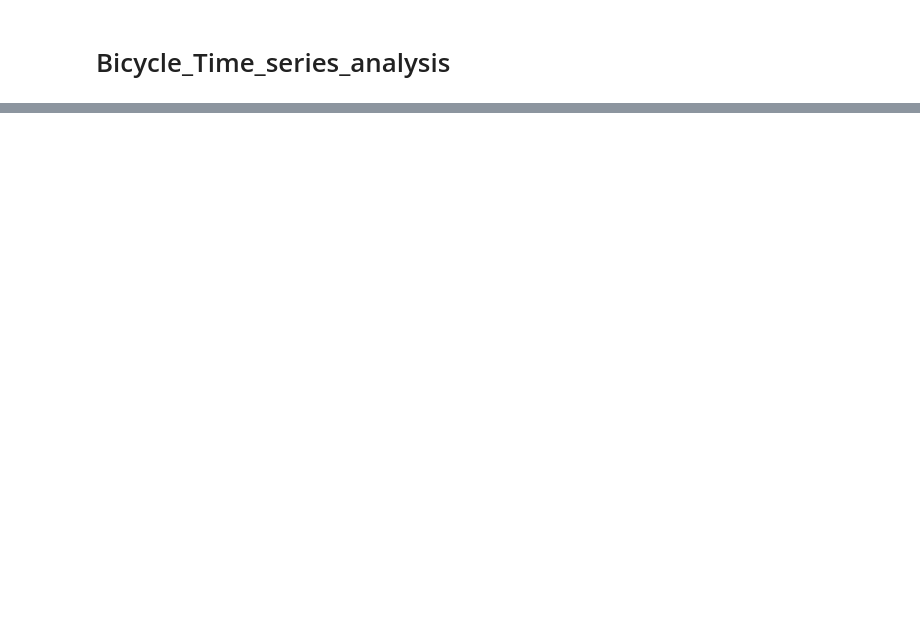
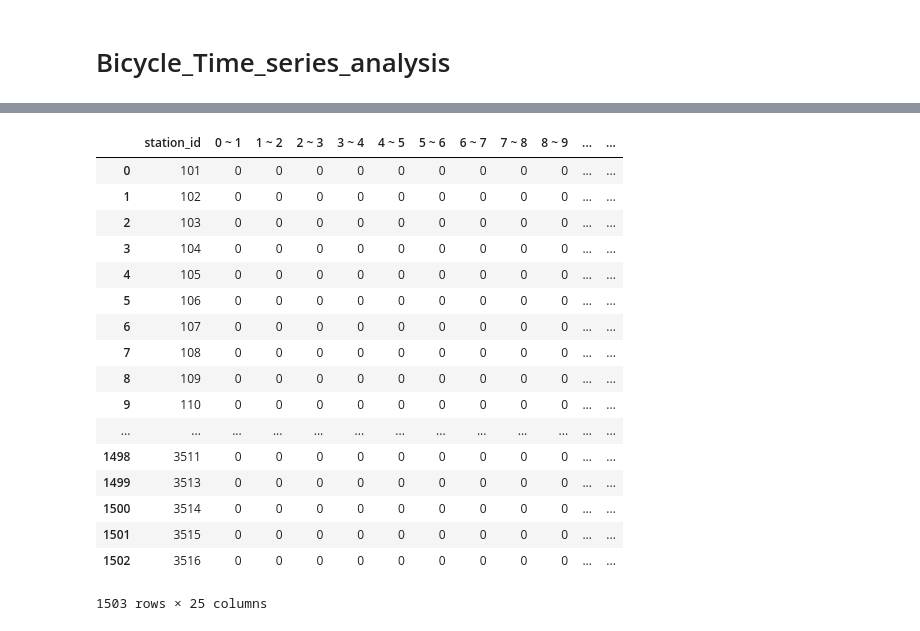
Before and after one commit to KimSeokyeung/opensourceproject, a Jupyter notebook: bicycle/Bicycle_Time_series_analysis.ipynb, the cells around one changed output, grey strips where cells are left out. Cells and saved outputs as stored; diff of their text form; code cells hidden in the pictures; blank space fills up the shorter version.

```diff
--- a/bicycle/Bicycle_Time_series_analysis.ipynb
+++ b/bicycle/Bicycle_Time_series_analysis.ipynb
@@ -94,0 +103,2 @@ MergeError: No common columns to perform merge on. Merge options: left_on=None,
+# %%
+arr = fin_data['station_No']
@@ -94,0 +135,40 @@ MergeError: No common columns to perform merge on. Merge options: left_on=None,
+# %%
+d = pd.DataFrame(0, index=np.arange(len(arr)),
+                         columns=["0 ~ 1","1 ~ 2","2 ~ 3","3 ~ 4","4 ~ 5",
+                                  "5 ~ 6","6 ~ 7","7 ~ 8","8 ~ 9","9 ~ 10",
+                                  "10 ~ 11","11 ~ 12","12 ~ 13","13 ~ 14","14 ~ 15","15 ~ 16","16 ~ 17",
+                                  "17 ~ 18","18 ~ 19","19 ~ 20","20 ~ 21","21 ~ 22","22 ~ 23","23 ~ 24"])
+# %%
+d["station_id"]=arr
+
+cols = d.columns.tolist()
+
+cols = cols[-1:] + cols[:-1]
+
+cols
+
+d = d[cols]
+# %%
+d_in = d.copy()
+d_out = d.copy()
+# %%
+d_in
+# %% [output]
+|  | station_id | 0 ~ 1 | 1 ~ 2 | 2 ~ 3 | 3 ~ 4 | 4 ~ 5 | 5 ~ 6 | 6 ~ 7 | 7 ~ 8 | 8 ~ 9 | ... | ... |
+| 0 | 101 | 0 | 0 | 0 | 0 | 0 | 0 | 0 | 0 | 0 | ... | ... |
+| 1 | 102 | 0 | 0 | 0 | 0 | 0 | 0 | 0 | 0 | 0 | ... | ... |
+| 2 | 103 | 0 | 0 | 0 | 0 | 0 | 0 | 0 | 0 | 0 | ... | ... |
+| 3 | 104 | 0 | 0 | 0 | 0 | 0 | 0 | 0 | 0 | 0 | ... | ... |
+| 4 | 105 | 0 | 0 | 0 | 0 | 0 | 0 | 0 | 0 | 0 | ... | ... |
+| 5 | 106 | 0 | 0 | 0 | 0 | 0 | 0 | 0 | 0 | 0 | ... | ... |
+| 6 | 107 | 0 | 0 | 0 | 0 | 0 | 0 | 0 | 0 | 0 | ... | ... |
+| 7 | 108 | 0 | 0 | 0 | 0 | 0 | 0 | 0 | 0 | 0 | ... | ... |
+| 8 | 109 | 0 | 0 | 0 | 0 | 0 | 0 | 0 | 0 | 0 | ... | ... |
+| 9 | 110 | 0 | 0 | 0 | 0 | 0 | 0 | 0 | 0 | 0 | ... | ... |
+| ... | ... | ... | ... | ... | ... | ... | ... | ... | ... | ... | ... | ... |
+| 1498 | 3511 | 0 | 0 | 0 | 0 | 0 | 0 | 0 | 0 | 0 | ... | ... |
+| 1499 | 3513 | 0 | 0 | 0 | 0 | 0 | 0 | 0 | 0 | 0 | ... | ... |
+| 1500 | 3514 | 0 | 0 | 0 | 0 | 0 | 0 | 0 | 0 | 0 | ... | ... |
+| 1501 | 3515 | 0 | 0 | 0 | 0 | 0 | 0 | 0 | 0 | 0 | ... | ... |
+| 1502 | 3516 | 0 | 0 | 0 | 0 | 0 | 0 | 0 | 0 | 0 | ... | ... |
+1503 rows × 25 columns
```
Also changed, not shown: parts of 30 cells of this notebook.
